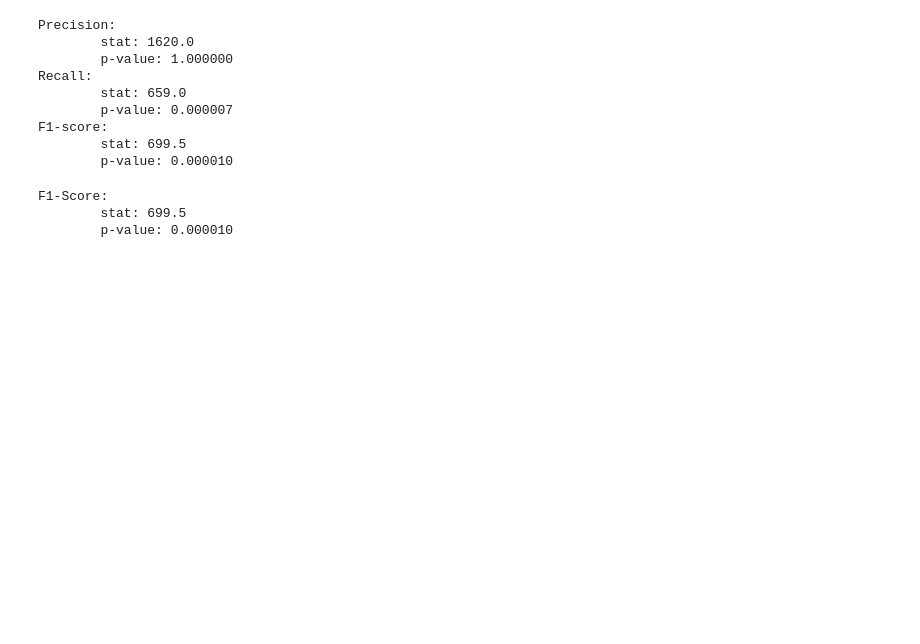
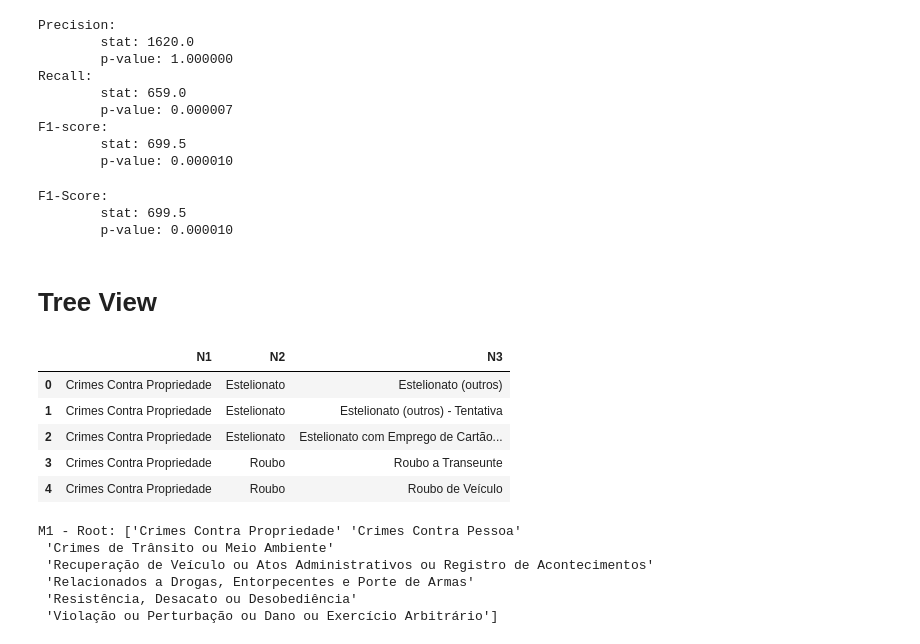
Before and after one commit to arvieira/HMTC_Crime_Report_ML, a Jupyter notebook: CE2/Evaluating/HierarchicalModel/ReviewersConcerns.ipynb, the cells around one changed output. Cells and saved outputs as stored; diff of their text form; code cells hidden in the pictures; blank space fills up the shorter version.

```diff
--- a/CE2/Evaluating/HierarchicalModel/ReviewersConcerns.ipynb
+++ b/CE2/Evaluating/HierarchicalModel/ReviewersConcerns.ipynb
@@ -93,3 +93,25 @@ print(f"F1-Score:\n\tstat: {stat}\n\tp-value: {format(p, 'f')}")
 F1-Score:
         stat: 699.5
         p-value: 0.000010
+# %% [markdown]
+# Tree View
+# %%
+dm = pd.read_csv("../../../CE1/Datasets/04_DomainHierarchy.csv")
+dm.head()
+# %% [output]
+|  | N1 | N2 | N3 |
+| 0 | Crimes Contra Propriedade | Estelionato | Estelionato (outros) |
+| 1 | Crimes Contra Propriedade | Estelionato | Estelionato (outros) - Tentativa |
+| 2 | Crimes Contra Propriedade | Estelionato | Estelionato com Emprego de Cartão... |
+| 3 | Crimes Contra Propriedade | Roubo | Roubo a Transeunte |
+| 4 | Crimes Contra Propriedade | Roubo | Roubo de Veículo |
+# %%
+# M1
+print(f"M1 - Root: {dm['N1'].unique()}")
+# %% [output]
+M1 - Root: ['Crimes Contra Propriedade' 'Crimes Contra Pessoa'
+ 'Crimes de Trânsito ou Meio Ambiente'
+ 'Recuperação de Veículo ou Atos Administrativos ou Registro de Acontecimentos'
+ 'Relacionados a Drogas, Entorpecentes e Porte de Armas'
+ 'Resistência, Desacato ou Desobediência'
+ 'Violação ou Perturbação ou Dano ou Exercício Arbitrário']
```
Also changed, not shown: parts of 2 cells of this notebook.
